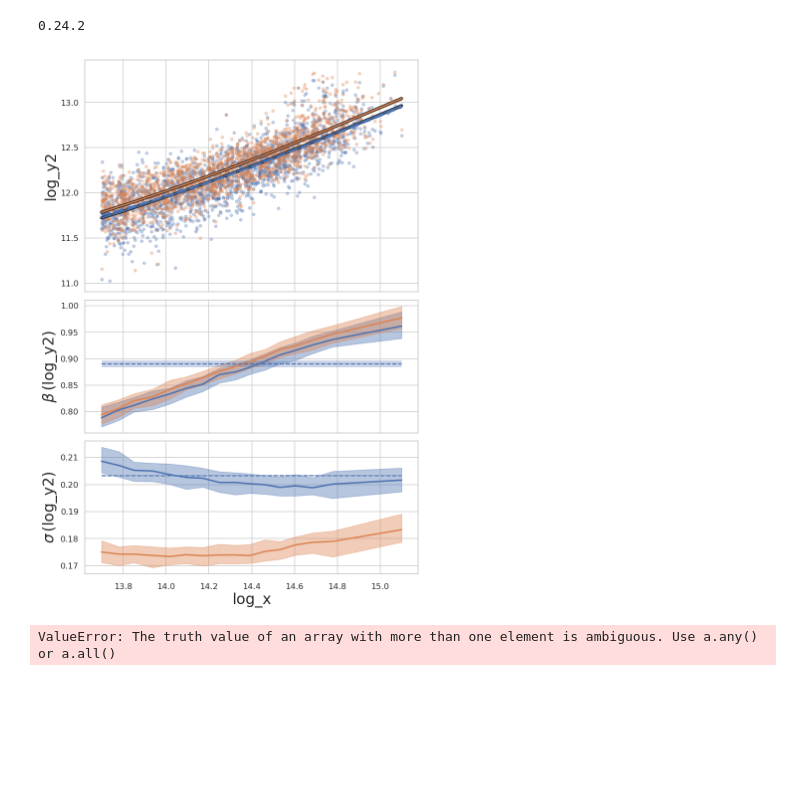
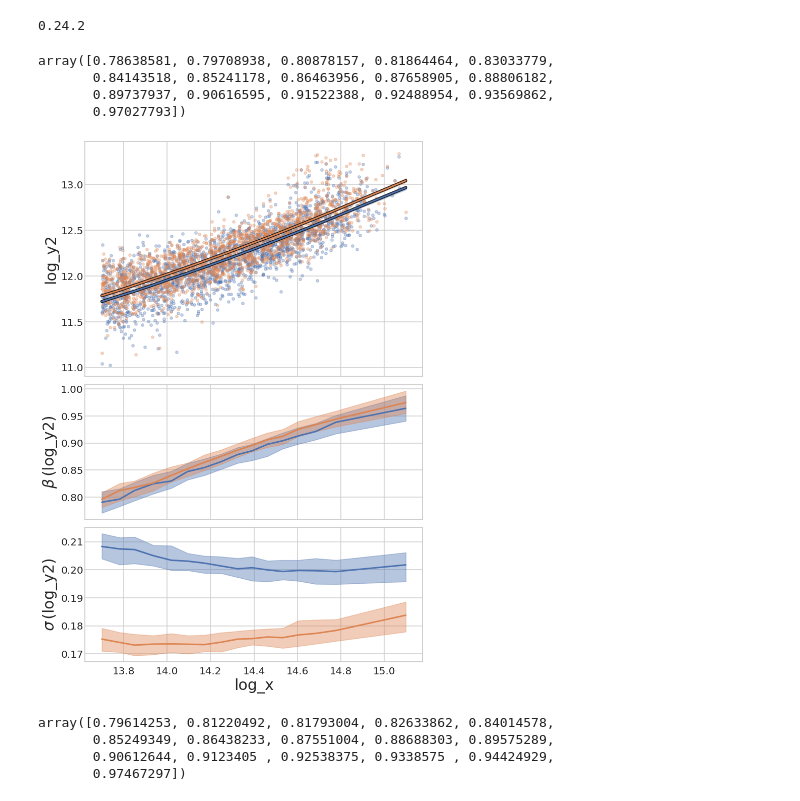
Before and after one commit to estevesjh/CopacabanaRuns, a Jupyter notebook: mainAnalysis/mor/0.Fit-MassObservableRealtion.ipynb, the cells around one changed output. Saved outputs shown, nothing was run; the diff lists cells and outputs as text; code cells hidden in the pictures; blank space fills up the shorter version.

```diff
--- a/mainAnalysis/mor/0.Fit-MassObservableRealtion.ipynb
+++ b/mainAnalysis/mor/0.Fit-MassObservableRealtion.ipynb
@@ -326,8 +645,8 @@ S = np.zeros((6, N))
 S[0] = m200
 S[1] = mu
 S[2] = mut
-S[3] = muerr
-S[4] = muterr
+S[3] = mu/muerr#/mu
+S[4] = mut/muterr#/mut
 S[5] = zcls
 
 df = pd.DataFrame(S.T, columns = ['x', 'y1', 'y2','y1err','y2err','z'])
@@ -360,3 +679,6 @@ fit(self, X, y, y_err=None, xrange=None, bins=25, nBootstrap=100, fast_calc=Fals
          if compute_kurtosis = False
 # %%
 #! pip install --upgrade --user pandas
+# %%
+df['log_y1err'] = y1err/y1
+df['log_y2err'] = y2err/y2
@@ -373,3 +701,10 @@ lm = kllr_model(kernel_type = 'gaussian', kernel_width = 0.45)
 out = lm.fit(df['log_x'], df['log_y1'], y_err=None, bins=mybins)
 
 xv, y_exp, intercept_exp, slope_exp, scatter_exp, _, _= out
+# %%
+np.median(slope_exp,0)
+# %% [output]
+array([0.78638581, 0.79708938, 0.80878157, 0.81864464, 0.83033779,
+       0.84143518, 0.85241178, 0.86463956, 0.87658905, 0.88806182,
+       0.89737937, 0.90616595, 0.91522388, 0.92488954, 0.93569862,
+       0.97027793])
@@ -386,17 +735,23 @@ def plot_add_linmix(xv,res,ax):
     ax[2].plot(xv,res['sig'][0]*np.ones_like(xv),'--')
     ax[2].fill_between(xv,res['sig'][1]*np.ones_like(xv),res['sig'][2]*np.ones_like(xv),alpha=0.3)
 # %%
-data, ax = Plot_Fit_Summary(df, 'log_x', 'log_y1', show_data=True, kernel_width = 0.46,bins=mybins)
-data, ax = Plot_Fit_Summary(df, 'log_x', 'log_y2', show_data=True, kernel_width = 0.46,bins=mybins,ax=ax)
+data, ax = Plot_Fit_Summary(df, 'log_x', 'log_y1', y_err=None, show_data=True, kernel_width = 0.46,bins=mybins)
+data, ax = Plot_Fit_Summary(df, 'log_x', 'log_y2', y_err=None, show_data=True, kernel_width = 0.46,bins=mybins,ax=ax)
 
-plot_add_linmix(data['x'],res,ax)
+#ax[0].plot(xv,np.mean(y_exp,axis=0))
+# plot_add_linmix(data['x'],res,ax)
 # %% [output]
-[figure, old version]
+[figure, new version]
+# %%
+data['slope']
+# %% [output]
+array([0.79614253, 0.81220492, 0.81793004, 0.82633862, 0.84014578,
+       0.85249349, 0.86438233, 0.87551004, 0.88688303, 0.89575289,
+       0.90612644, 0.9123405 , 0.92538375, 0.9338575 , 0.94424929,
+       0.97467297])
 # %%
 lm = kllr_model(kernel_type = 'gaussian', kernel_width = 0.45)
 
 out = lm.fit(df['log_x'], df['log_y1'], y_err=np.log10(np.array(df['y1err'])), bins=mybins)
 
 xv, y_exp, intercept_exp, slope_exp, scatter_exp, _, _= out
-# %% [output]
-ValueError: The truth value of an array with more than one element is ambiguous. Use a.any() or a.all()
```
Also changed, not shown: parts of 38 cells of this notebook.
